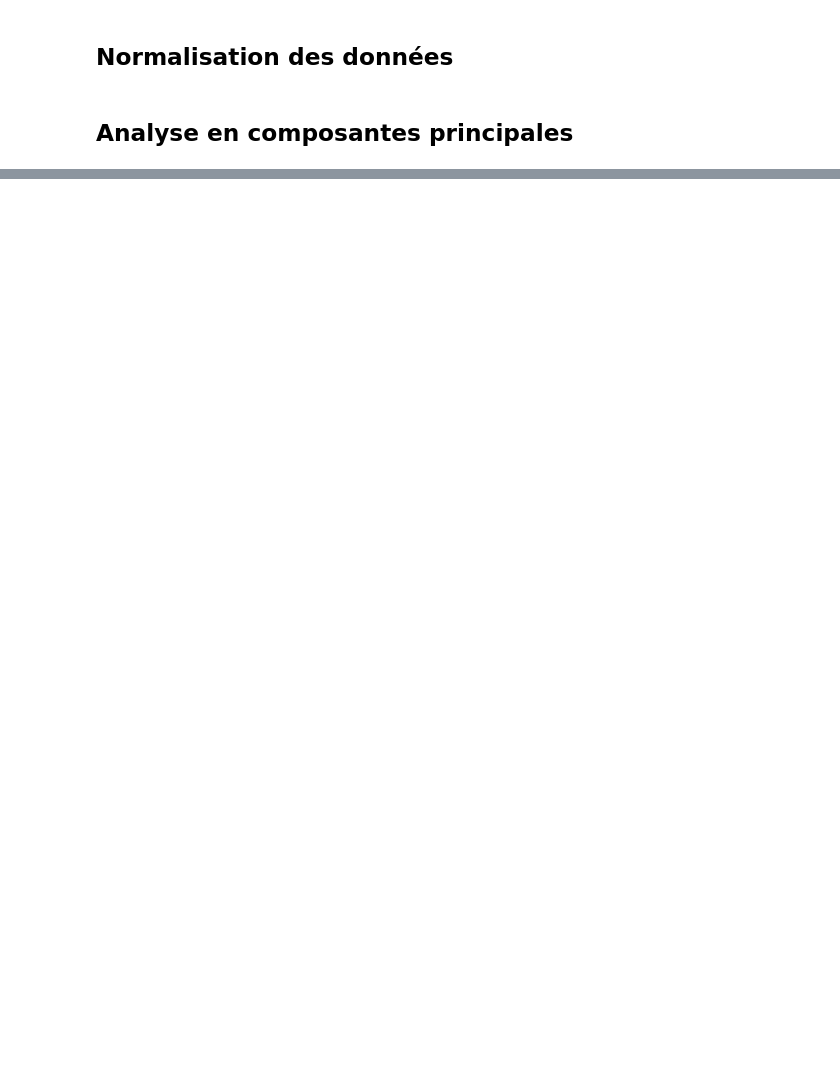
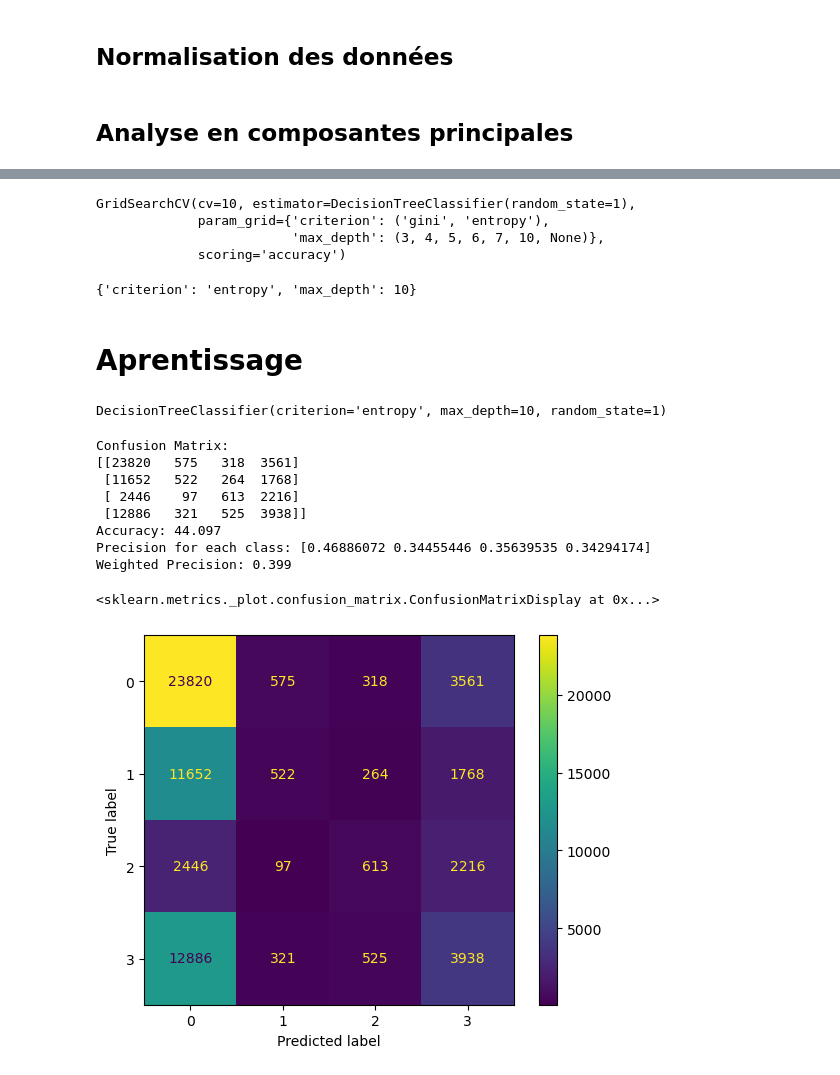
Before and after one commit to TheGooodDev/TPDataMiningRoute, a Jupyter notebook: Main.ipynb, the cells around one changed output, grey strips where cells are left out. Saved outputs shown, nothing was run; the diff lists cells and outputs as text; code cells hidden in the pictures; blank space fills up the shorter version.

```diff
--- a/Main.ipynb
+++ b/Main.ipynb
@@ -468,0 +518,3 @@ visualize_data("mois")
+# %%
+X = caracteristiques.iloc[:,17:]
+Y = caracteristiques.loc[:, caracteristiques.columns == 'horraire']
@@ -468,0 +536,2 @@ visualize_data("mois")
+# %%
+Xtrain,Xtest,Ytrain,Ytest=train_test_split(X,Y,test_size=0.3,shuffle=True,stratify=Y,random_state=1)
@@ -468,0 +542,53 @@ visualize_data("mois")
+# %%
+parametres_DT={'criterion':('gini','entropy'),
+              'max_depth' : (3,4,5,6,7,10,None)}
+DT=DecisionTreeClassifier(random_state=1)
+GS=GridSearchCV(DT,parametres_DT,cv=10,scoring='accuracy')
+GS.fit(Xtrain,Ytrain)
+# %% [output]
+GridSearchCV(cv=10, estimator=DecisionTreeClassifier(random_state=1),
+             param_grid={'criterion': ('gini', 'entropy'),
+                         'max_depth': (3, 4, 5, 6, 7, 10, None)},
+             scoring='accuracy')
+# %%
+GS.best_params_
+# %% [output]
+{'criterion': 'entropy', 'max_depth': 10}
+# %% [markdown]
+# Aprentissage
+# %%
+DT_gini=DecisionTreeClassifier(criterion='entropy',random_state=1,max_depth=10)
+DT_gini.fit(Xtrain,Ytrain)
+# %% [output]
+DecisionTreeClassifier(criterion='entropy', max_depth=10, random_state=1)
+# %%
+# Assuming Ytest and Ypred are your true labels and predicted labels, respectively
+Ypred=DT_gini.predict(Xtest)
+# Compute confusion matrix
+cm = confusion_matrix(Ytest, Ypred)
+print("Confusion Matrix:")
+print(cm)
+
+# Compute accuracy
+accuracy = accuracy_score(Ytest, Ypred) * 100
+print('Accuracy: {:.3f}'.format(accuracy))
+
+# Compute precision for each class
+precision = precision_score(Ytest, Ypred, average=None)
+print('Precision for each class:', precision)
+
+# If you want to compute the weighted precision (for multiclass classification)
+weighted_precision = precision_score(Ytest, Ypred, average='weighted')
+print('Weighted Precision: {:.3f}'.format(weighted_precision))
+ConfusionMatrixDisplay(confusion_matrix=cm).plot()
+# %% [output]
+Confusion Matrix:
+[[23820   575   318  3561]
+ [11652   522   264  1768]
+ [ 2446    97   613  2216]
+ [12886   321   525  3938]]
+Accuracy: 44.097
+Precision for each class: [0.46886072 0.34455446 0.35639535 0.34294174]
+Weighted Precision: 0.399
+<sklearn.metrics._plot.confusion_matrix.ConfusionMatrixDisplay at 0x...>
+[figure, added]
```
Also changed, not shown: parts of 12 cells of this notebook.
